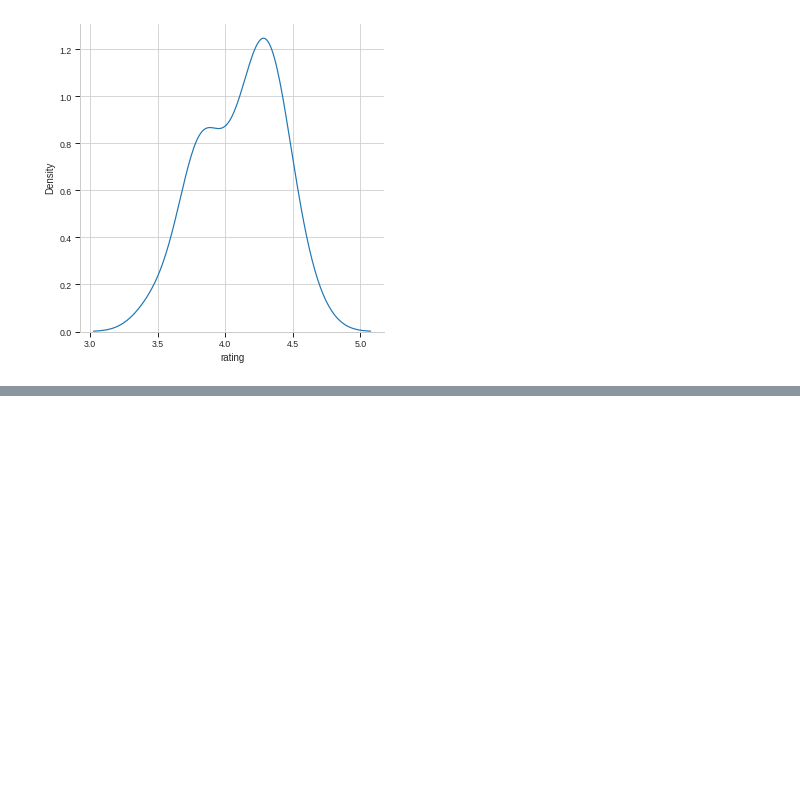
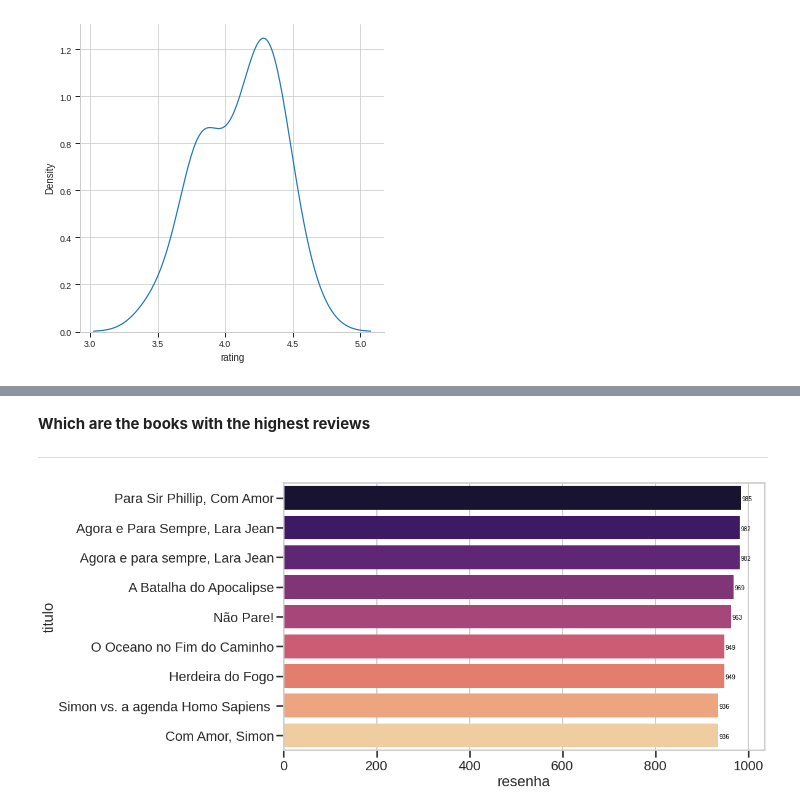
Before and after one commit to cabarros3/data_analysis, a Jupyter notebook: skoob/skoob.ipynb, the cells around one changed output, grey strips where cells are left out. Saved outputs shown, nothing was run; the diff lists cells and outputs as text; code cells hidden in the pictures; blank space fills up the shorter version.

```diff
--- a/skoob/skoob.ipynb
+++ b/skoob/skoob.ipynb
@@ -359,0 +408,14 @@ sns.displot(data = rating, kind='kde')
+# %% [markdown]
+**Which are the books with the highest reviews**
+
+---
+# %%
+most_text = df_final.sort_values('resenha', ascending=False).head(10).set_index('titulo')
+plt.figure(figsize=(14,8))
+sns.set_context('poster')
+ax = sns.barplot(most_text['resenha'], most_text.index, palette='magma')
+for i in ax.patches:
+  ax.text(i.get_width()+2, i.get_y()+0.5,str(round(i.get_width())), fontsize=10,color='black')
+plt.show()
+# %% [output]
+[figure, added]
```
Also changed, not shown: parts of 10 cells of this notebook.
